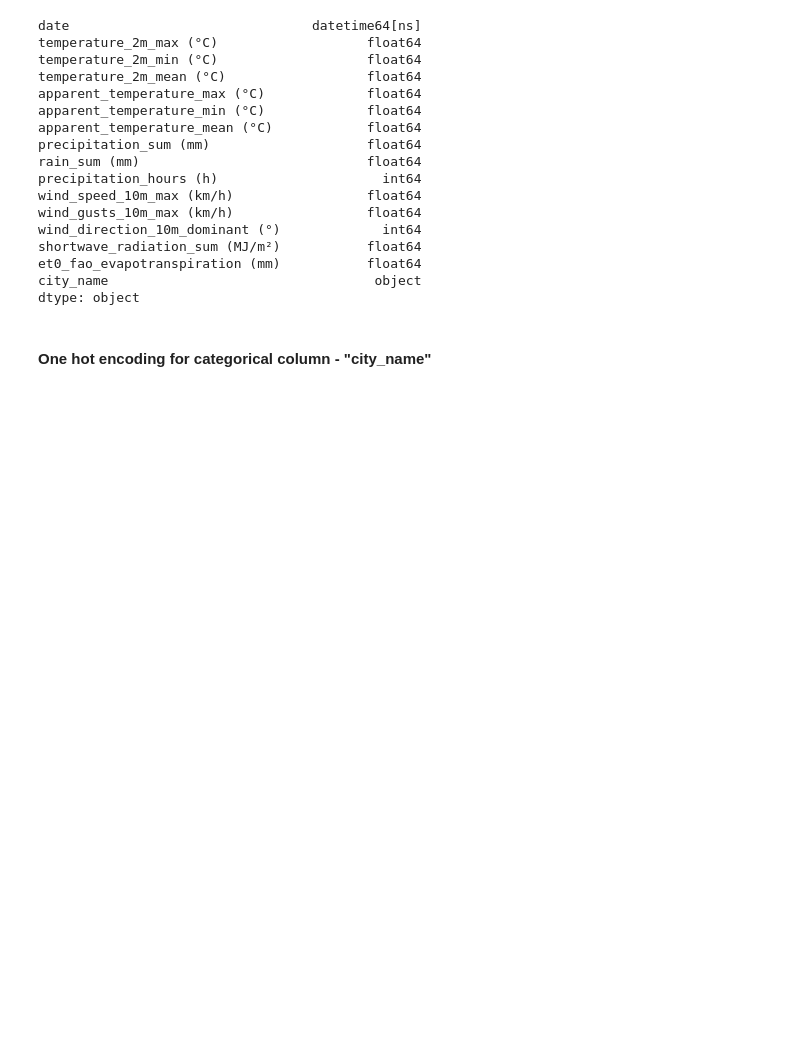
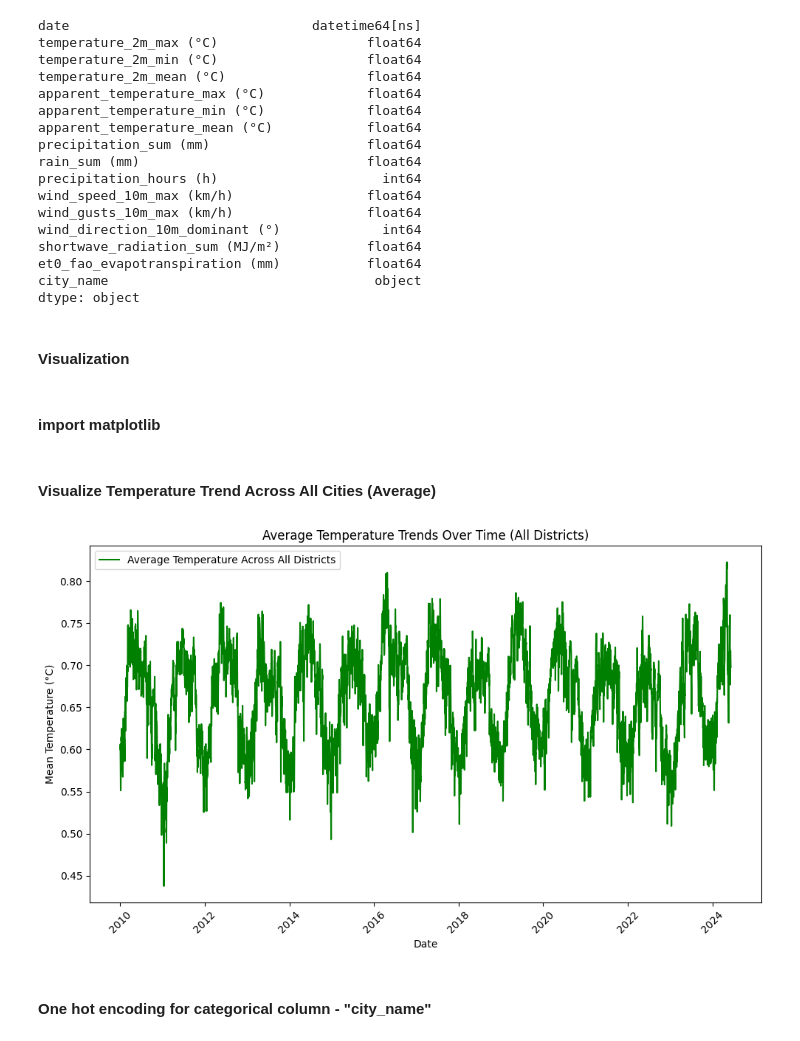
Before and after one commit to IT21271182/Deep-Learning-Project, a Jupyter notebook: IT21252990.ipynb, the cells around one changed output. Saved outputs shown, nothing was run; the diff lists cells and outputs as text; code cells hidden in the pictures; blank space fills up the shorter version.

Commit message:
Visualize Temperature Trend Across All Cities (Average)

```diff
--- a/IT21252990.ipynb
+++ b/IT21252990.ipynb
@@ -156,3 +156,7 @@ shortwave_radiation_sum (MJ/m²)           float64
 et0_fao_evapotranspiration (mm)           float64
 city_name                                  object
 dtype: object
+# %% [markdown]
+#### Visualization
+# %% [markdown]
+#### import matplotlib
@@ -159,3 +165,19 @@ dtype: object
+# %% [markdown]
+#### Visualize Temperature Trend Across All Cities (Average)
+# %%
+district_mean_df = df.groupby('date')['temperature_2m_mean (°C)'].mean().reset_index()
+
+plt.figure(figsize=(10, 6))
+plt.plot(district_mean_df['date'], district_mean_df['temperature_2m_mean (°C)'], label='Average Temperature Across All Districts', color='green')
+plt.title("Average Temperature Trends Over Time (All Districts)")
+plt.xlabel("Date")
+plt.ylabel("Mean Temperature (°C)")
+plt.xticks(rotation=45)
+plt.legend()
+plt.tight_layout()
+plt.show()
+# %% [output]
+[figure, added]
 # %% [markdown]
 #### One hot encoding for categorical column - "city_name"
 # %%
```
Also changed, not shown: parts of 1 cell of this notebook.
